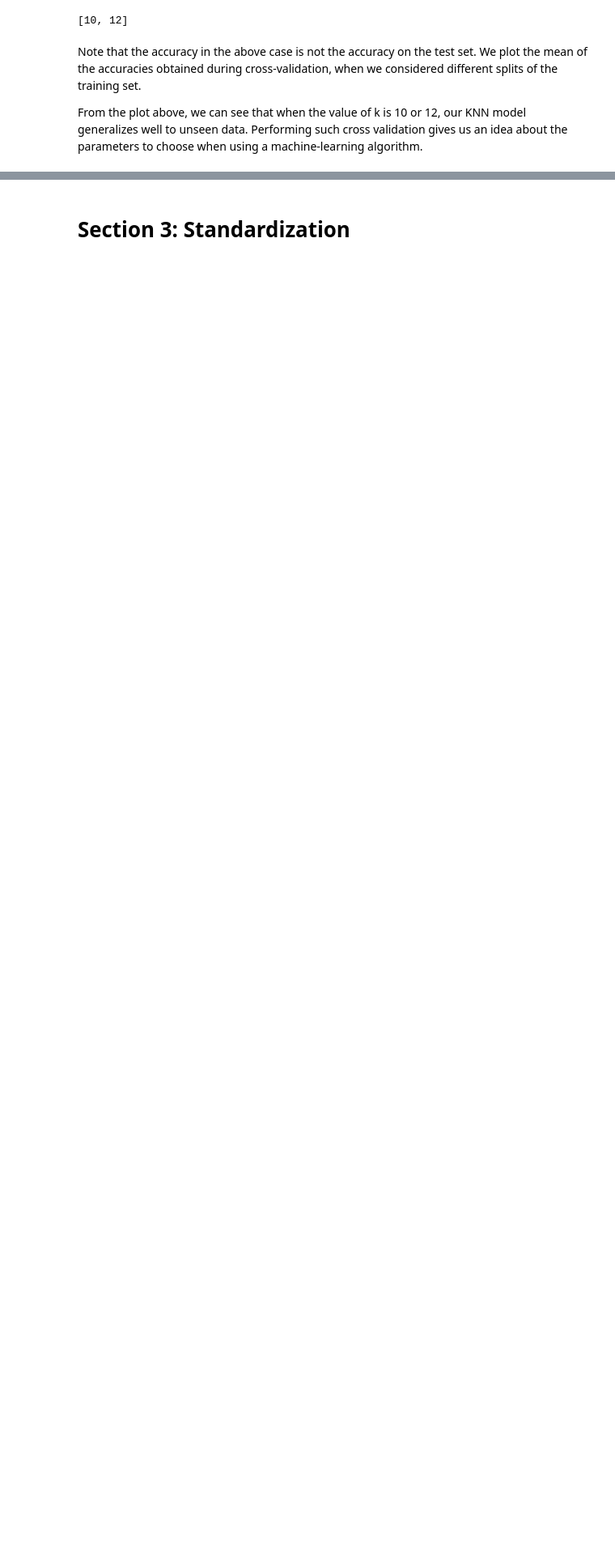
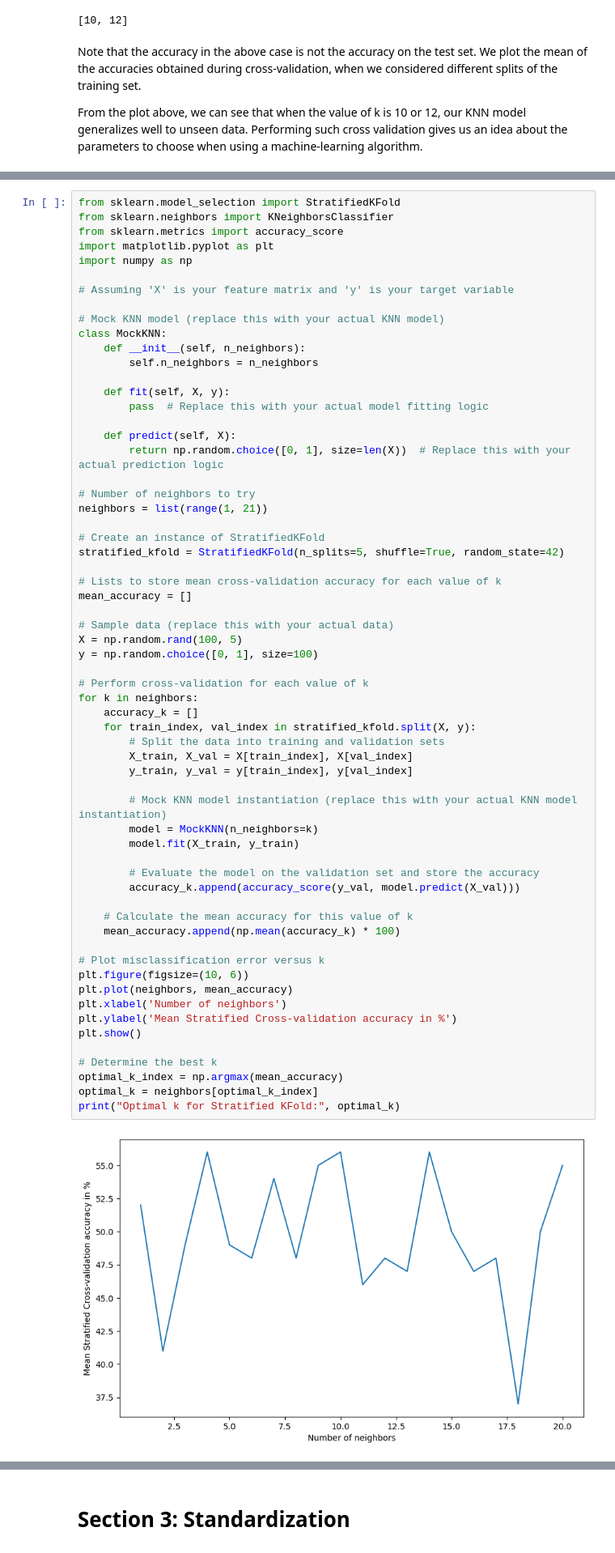
Before and after one commit to ViswanaduniPooja/fmmllabsandprojects, a Jupyter notebook: mod3_lab4.ipynb, the cells around one changed output, grey strips where cells are left out. Shown at 81% size. Saved outputs shown, nothing was run; the diff lists cells and outputs as text; blank space fills up the shorter version.

```diff
--- a/mod3_lab4.ipynb
+++ b/mod3_lab4.ipynb
@@ -265,0 +224,64 @@ Mean accuracy: 0.9533333333333334
+# %%
+from sklearn.model_selection import StratifiedKFold
+from sklearn.neighbors import KNeighborsClassifier
+from sklearn.metrics import accuracy_score
+import matplotlib.pyplot as plt
+import numpy as np
+
+# Assuming 'X' is your feature matrix and 'y' is your target variable
+
+# Mock KNN model (replace this with your actual KNN model)
+class MockKNN:
+    def __init__(self, n_neighbors):
+        self.n_neighbors = n_neighbors
+
+    def fit(self, X, y):
+        pass  # Replace this with your actual model fitting logic
+
+    def predict(self, X):
+        return np.random.choice([0, 1], size=len(X))  # Replace this with your actual prediction logic
+
+# Number of neighbors to try
+neighbors = list(range(1, 21))
+
+# Create an instance of StratifiedKFold
+stratified_kfold = StratifiedKFold(n_splits=5, shuffle=True, random_state=42)
+
+# Lists to store mean cross-validation accuracy for each value of k
+mean_accuracy = []
+
+# Sample data (replace this with your actual data)
+X = np.random.rand(100, 5)
+y = np.random.choice([0, 1], size=100)
+
+# Perform cross-validation for each value of k
+for k in neighbors:
+    accuracy_k = []
+    for train_index, val_index in stratified_kfold.split(X, y):
+        # Split the data into training and validation sets
+        X_train, X_val = X[train_index], X[val_index]
+        y_train, y_val = y[train_index], y[val_index]
+
+        # Mock KNN model instantiation (replace this with your actual KNN model instantiation)
+        model = MockKNN(n_neighbors=k)
+        model.fit(X_train, y_train)
+
+        # Evaluate the model on the validation set and store the accuracy
+        accuracy_k.append(accuracy_score(y_val, model.predict(X_val)))
+
+    # Calculate the mean accuracy for this value of k
+    mean_accuracy.append(np.mean(accuracy_k) * 100)
+
+# Plot misclassification error versus k
+plt.figure(figsize=(10, 6))
+plt.plot(neighbors, mean_accuracy)
+plt.xlabel('Number of neighbors')
+plt.ylabel('Mean Stratified Cross-validation accuracy in %')
+plt.show()
+
+# Determine the best k
+optimal_k_index = np.argmax(mean_accuracy)
+optimal_k = neighbors[optimal_k_index]
+print("Optimal k for Stratified KFold:", optimal_k)
+# %% [output]
+[figure, added]
```
Also changed, not shown: parts of 11 cells of this notebook.
